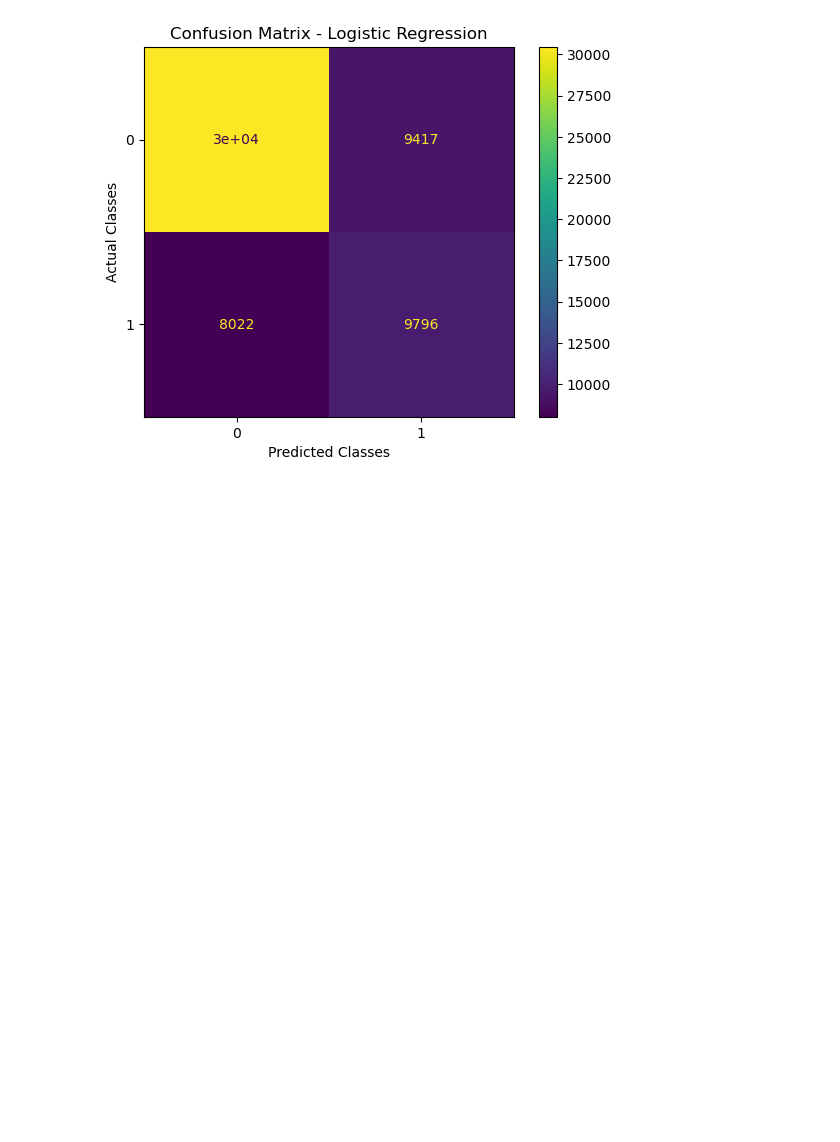
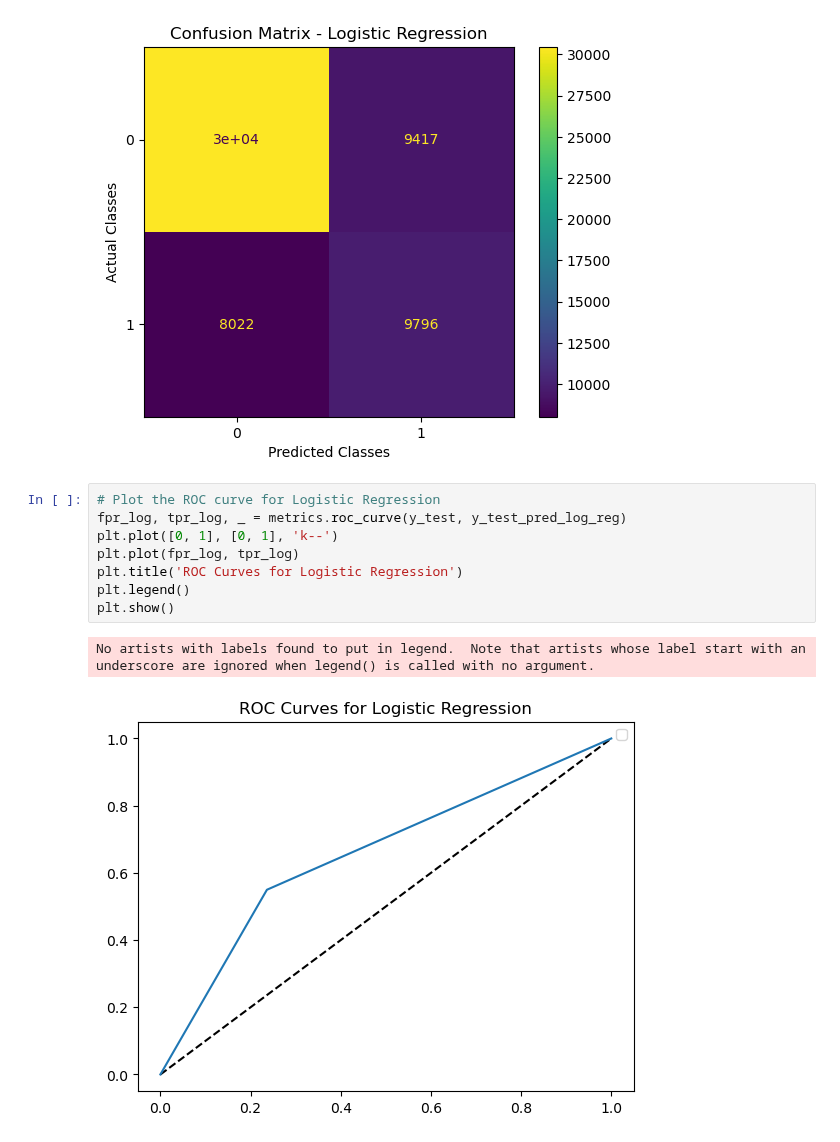
Before and after one commit to simoneassirelli/Machine-Learning-Fieldwork---G3, a Jupyter notebook: m20_LogReg.ipynb, the cells around one changed output. Drawn from its saved outputs; the diff is of its cells as text; blank space fills up the shorter version.

```diff
--- a/m20_LogReg.ipynb
+++ b/m20_LogReg.ipynb
@@ -141,3 +121,14 @@ plt.ylabel('Actual Classes')
 plt.show()
 # %% [output]
 [figure]
+# %%
+# Plot the ROC curve for Logistic Regression
+fpr_log, tpr_log, _ = metrics.roc_curve(y_test, y_test_pred_log_reg)
+plt.plot([0, 1], [0, 1], 'k--')
+plt.plot(fpr_log, tpr_log)
+plt.title('ROC Curves for Logistic Regression')
+plt.legend()
+plt.show()
+# %% [output]
+No artists with labels found to put in legend.  Note that artists whose label start with an underscore are ignored when legend() is called with no argument.
+[figure, added]
```
Also changed, not shown: parts of 4 cells of this notebook, 2 other files.
